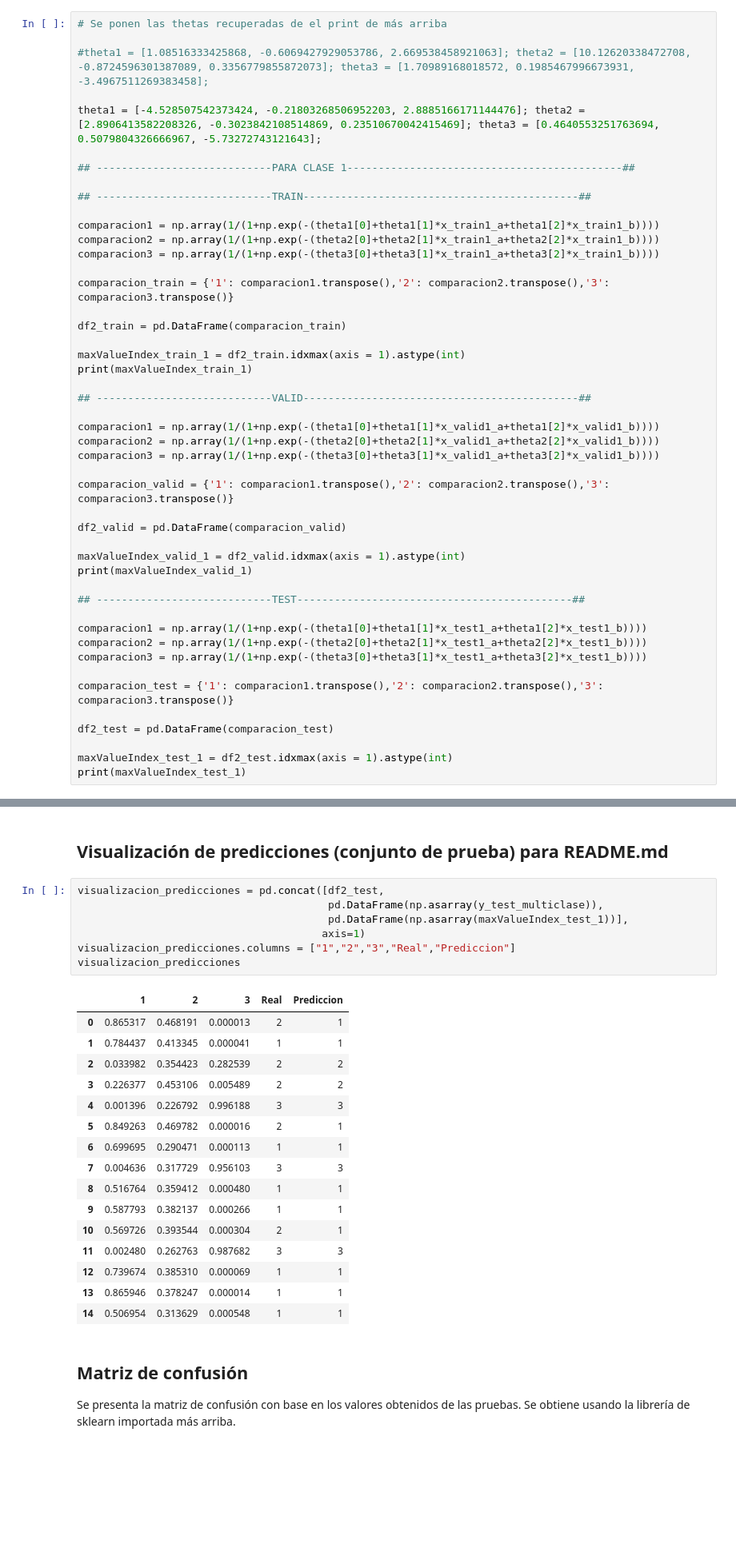
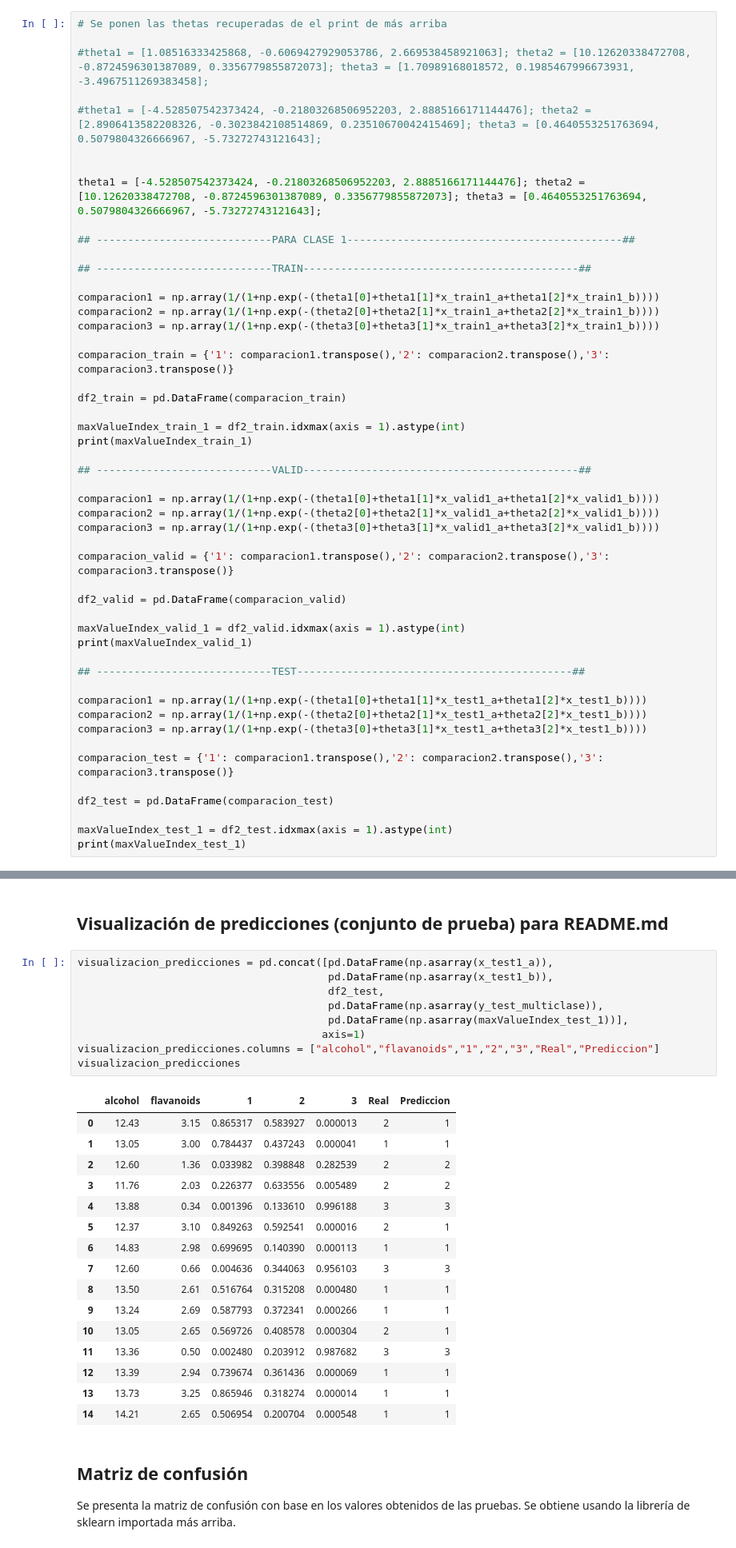
Before and after one commit to 1dgog/tc3006c_m2_portafoliodeimplementacion, a Jupyter notebook: m2_sin_framework.ipynb, the cells around one changed output, grey strips where cells are left out. Shown: that part at 80% size. Drawn from its saved outputs; the diff is of its cells as text; blank space fills up the shorter version.

```diff
--- a/m2_sin_framework.ipynb
+++ b/m2_sin_framework.ipynb
@@ -230,7 +231,10 @@ Las variables maxValueIndex, toman la columna con el valor mayor del dataframe f
 
 #theta1 = [1.08516333425868, -0.6069427929053786, 2.669538458921063]; theta2 = [10.12620338472708, -0.8724596301387089, 0.3356779855872073]; theta3 = [1.70989168018572, 0.1985467996673931, -3.4967511269383458];
 
-theta1 = [-4.528507542373424, -0.21803268506952203, 2.8885166171144476]; theta2 = [2.8906413582208326, -0.3023842108514869, 0.23510670042415469]; theta3 = [0.4640553251763694, 0.5079804326666967, -5.73272743121643];
+#theta1 = [-4.528507542373424, -0.21803268506952203, 2.8885166171144476]; theta2 = [2.8906413582208326, -0.3023842108514869, 0.23510670042415469]; theta3 = [0.4640553251763694, 0.5079804326666967, -5.73272743121643];
+
+
+theta1 = [-4.528507542373424, -0.21803268506952203, 2.8885166171144476]; theta2 = [10.12620338472708, -0.8724596301387089, 0.3356779855872073]; theta3 = [0.4640553251763694, 0.5079804326666967, -5.73272743121643];
 
 ## ----------------------------PARA CLASE 1--------------------------------------------##
 
@@ -293,29 +297,31 @@ dtype: int64
 # %% [markdown]
 ## Visualización de predicciones (conjunto de prueba) para README.md
 # %%
-visualizacion_predicciones = pd.concat([df2_test,
+visualizacion_predicciones = pd.concat([pd.DataFrame(np.asarray(x_test1_a)),
+                                        pd.DataFrame(np.asarray(x_test1_b)),
+                                        df2_test,
                                         pd.DataFrame(np.asarray(y_test_multiclase)),
                                         pd.DataFrame(np.asarray(maxValueIndex_test_1))],
                                        axis=1)
-visualizacion_predicciones.columns = ["1","2","3","Real","Prediccion"]
+visualizacion_predicciones.columns = ["alcohol","flavanoids","1","2","3","Real","Prediccion"]
 visualizacion_predicciones
 # %% [output]
-|  | 1 | 2 | 3 | Real | Prediccion |
-| 0 | 0.865317 | 0.468191 | 0.000013 | 2 | 1 |
-| 1 | 0.784437 | 0.413345 | 0.000041 | 1 | 1 |
-| 2 | 0.033982 | 0.354423 | 0.282539 | 2 | 2 |
-| 3 | 0.226377 | 0.453106 | 0.005489 | 2 | 2 |
-| 4 | 0.001396 | 0.226792 | 0.996188 | 3 | 3 |
-| 5 | 0.849263 | 0.469782 | 0.000016 | 2 | 1 |
-| 6 | 0.699695 | 0.290471 | 0.000113 | 1 | 1 |
-| 7 | 0.004636 | 0.317729 | 0.956103 | 3 | 3 |
-| 8 | 0.516764 | 0.359412 | 0.000480 | 1 | 1 |
-| 9 | 0.587793 | 0.382137 | 0.000266 | 1 | 1 |
-| 10 | 0.569726 | 0.393544 | 0.000304 | 2 | 1 |
-| 11 | 0.002480 | 0.262763 | 0.987682 | 3 | 3 |
-| 12 | 0.739674 | 0.385310 | 0.000069 | 1 | 1 |
-| 13 | 0.865946 | 0.378247 | 0.000014 | 1 | 1 |
-| 14 | 0.506954 | 0.313629 | 0.000548 | 1 | 1 |
+|  | alcohol | flavanoids | 1 | 2 | 3 | Real | Prediccion |
+| 0 | 12.43 | 3.15 | 0.865317 | 0.583927 | 0.000013 | 2 | 1 |
+| 1 | 13.05 | 3.00 | 0.784437 | 0.437243 | 0.000041 | 1 | 1 |
+| 2 | 12.60 | 1.36 | 0.033982 | 0.398848 | 0.282539 | 2 | 2 |
+| 3 | 11.76 | 2.03 | 0.226377 | 0.633556 | 0.005489 | 2 | 2 |
+| 4 | 13.88 | 0.34 | 0.001396 | 0.133610 | 0.996188 | 3 | 3 |
+| 5 | 12.37 | 3.10 | 0.849263 | 0.592541 | 0.000016 | 2 | 1 |
+| 6 | 14.83 | 2.98 | 0.699695 | 0.140390 | 0.000113 | 1 | 1 |
+| 7 | 12.60 | 0.66 | 0.004636 | 0.344063 | 0.956103 | 3 | 3 |
+| 8 | 13.50 | 2.61 | 0.516764 | 0.315208 | 0.000480 | 1 | 1 |
+| 9 | 13.24 | 2.69 | 0.587793 | 0.372341 | 0.000266 | 1 | 1 |
+| 10 | 13.05 | 2.65 | 0.569726 | 0.408578 | 0.000304 | 2 | 1 |
+| 11 | 13.36 | 0.50 | 0.002480 | 0.203912 | 0.987682 | 3 | 3 |
+| 12 | 13.39 | 2.94 | 0.739674 | 0.361436 | 0.000069 | 1 | 1 |
+| 13 | 13.73 | 3.25 | 0.865946 | 0.318274 | 0.000014 | 1 | 1 |
+| 14 | 14.21 | 2.65 | 0.506954 | 0.200704 | 0.000548 | 1 | 1 |
 # %% [markdown]
 ## Matriz de confusión
 
```
Also changed, not shown: parts of 4 cells of this notebook.
